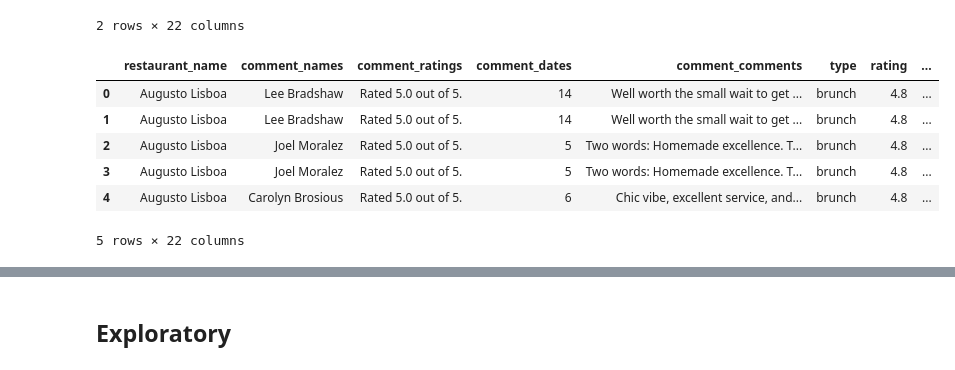
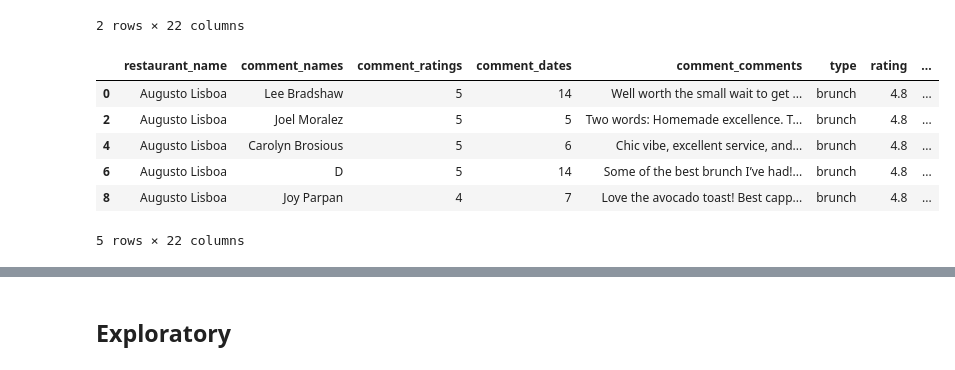
Before and after one commit to MalouO/small_business, a Jupyter notebook: notebooks/2_Exploratory/Reviews.ipynb, the cells around one changed output, grey strips where cells are left out. Cells and saved outputs as stored; diff of their text form; code cells hidden in the pictures.

```diff
--- a/notebooks/2_Exploratory/Reviews.ipynb
+++ b/notebooks/2_Exploratory/Reviews.ipynb
@@ -175,15 +175,18 @@ def clean_comment_dates(text):
     return eval(text)
 # %%
 df_merged.comment_dates = df_merged.comment_dates.apply(clean_comment_dates)
+# %%
+df_merged.comment_ratings = df_merged.comment_ratings.map(lambda x : int(str(x).replace('Rated ', '').replace('.0 out of 5.', '')))
 # %%
+df_merged.drop_duplicates(inplace=True)
 df_merged.head()
 # %% [output]
 |  | restaurant_name | comment_names | comment_ratings | comment_dates | comment_comments | type | rating | ... |
-| 0 | Augusto Lisboa | Lee Bradshaw | Rated 5.0 out of 5. | 14 | Well worth the small wait to get ... | brunch | 4.8 | ... |
-| 1 | Augusto Lisboa | Lee Bradshaw | Rated 5.0 out of 5. | 14 | Well worth the small wait to get ... | brunch | 4.8 | ... |
-| 2 | Augusto Lisboa | Joel Moralez | Rated 5.0 out of 5. | 5 | Two words: Homemade excellence. T... | brunch | 4.8 | ... |
-| 3 | Augusto Lisboa | Joel Moralez | Rated 5.0 out of 5. | 5 | Two words: Homemade excellence. T... | brunch | 4.8 | ... |
-| 4 | Augusto Lisboa | Carolyn Brosious | Rated 5.0 out of 5. | 6 | Chic vibe, excellent service, and... | brunch | 4.8 | ... |
+| 0 | Augusto Lisboa | Lee Bradshaw | 5 | 14 | Well worth the small wait to get ... | brunch | 4.8 | ... |
+| 2 | Augusto Lisboa | Joel Moralez | 5 | 5 | Two words: Homemade excellence. T... | brunch | 4.8 | ... |
+| 4 | Augusto Lisboa | Carolyn Brosious | 5 | 6 | Chic vibe, excellent service, and... | brunch | 4.8 | ... |
+| 6 | Augusto Lisboa | D | 5 | 14 | Some of the best brunch I’ve had!... | brunch | 4.8 | ... |
+| 8 | Augusto Lisboa | Joy Parpan | 4 | 7 | Love the avocado toast! Best capp... | brunch | 4.8 | ... |
 5 rows × 22 columns
 # %%
 from datetime import datetime
```
Also changed, not shown: parts of 30 cells of this notebook, 2 other files.
